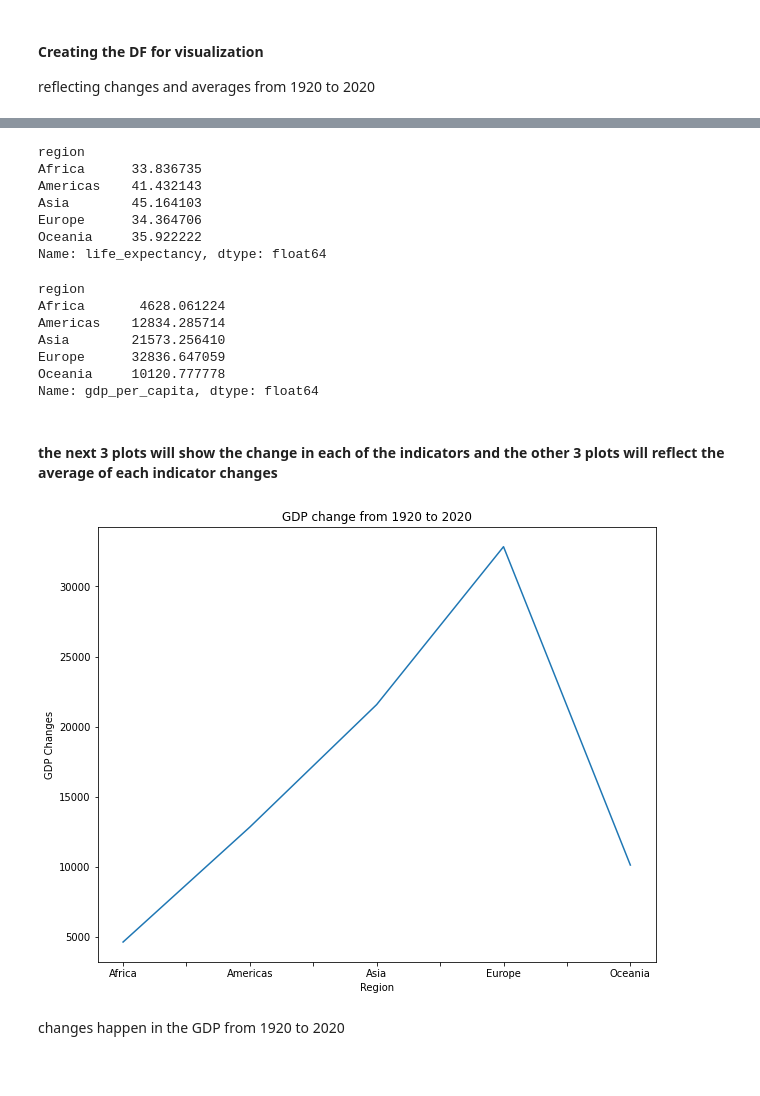
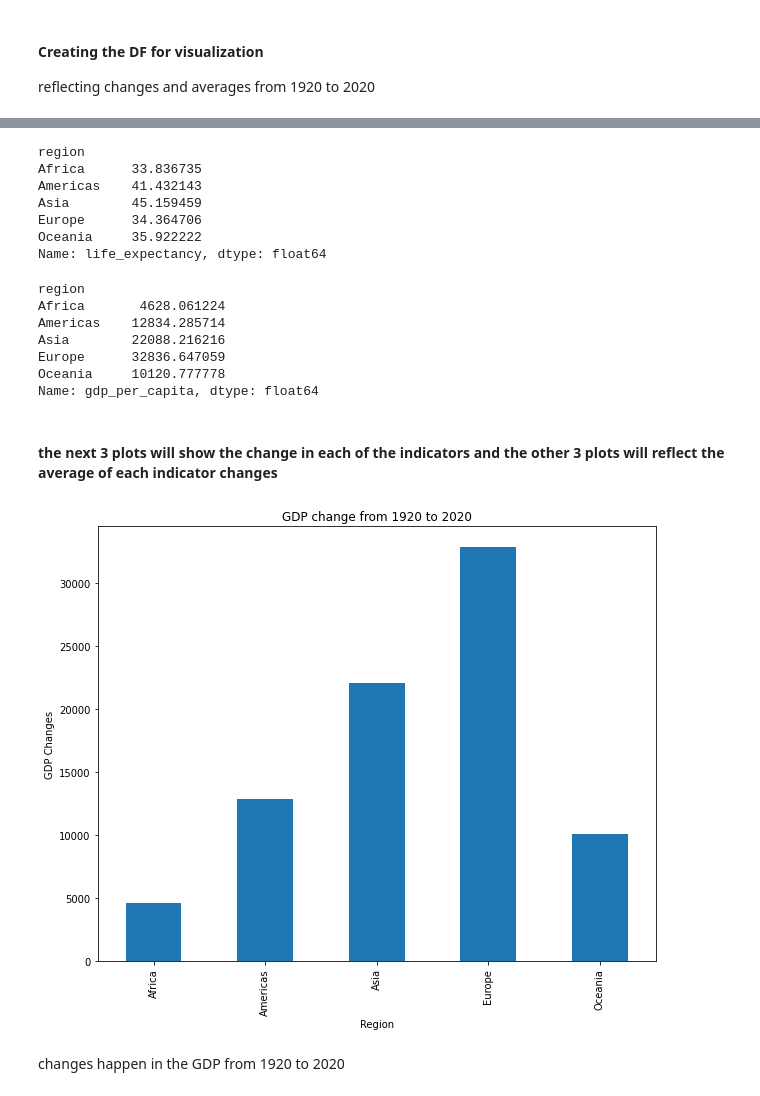
Before and after one commit to HeshamK75/Investigate-Data-Set, a Jupyter notebook: Project.ipynb, the cells around one changed output, grey strips where cells are left out. Drawn from its saved outputs; the diff is of its cells as text; code cells hidden in the pictures.

```diff
--- a/Project.ipynb
+++ b/Project.ipynb
@@ -357,0 +381,4 @@ which reflects correlation for gdp and population needs more analysis to get mor
+# %%
+index = df_1920[(df_1920['population'] >= 300)|(df_1920['population'] < 0)].index
+df_1920.drop(index, inplace=True)
+df_1920['population'].describe()
@@ -357,0 +399,4 @@ which reflects correlation for gdp and population needs more analysis to get mor
+# %%
+index = df_2020[(df_2020['population'] >= 1200)|(df_2020['population'] < 0)].index
+df_2020.drop(index, inplace=True)
+df_2020['population'].describe()
@@ -455,7 +514,7 @@ life_change
 region
 Africa      33.836735
 Americas    41.432143
-Asia        45.164103
+Asia        45.159459
 Europe      34.364706
 Oceania     35.922222
 Name: life_expectancy, dtype: float64
@@ -469,7 +528,7 @@ gdp_change
 region
 Africa       4628.061224
 Americas    12834.285714
-Asia        21573.256410
+Asia        22088.216216
 Europe      32836.647059
 Oceania     10120.777778
 Name: gdp_per_capita, dtype: float64
@@ -477,13 +536,13 @@ Name: gdp_per_capita, dtype: float64
 #### the next 3 plots will show the change in each of the indicators and the other 3 plots will reflect the average of each indicator changes
 # %%
 # GDP change graph
-gdp_change.plot(figsize=(10,8))
+gdp_change.plot(kind='bar', figsize=(10,8))
 plt.xlabel('Region')
 plt.ylabel('GDP Changes')
 plt.title('GDP change from 1920 to 2020')
 plt.show()
 # %% [output]
-[figure, old version]
+[figure, new version]
 # %% [markdown]
 changes happen in the GDP from 1920 to 2020
 # %%
```
Also changed, not shown: parts of 14 cells of this notebook.
